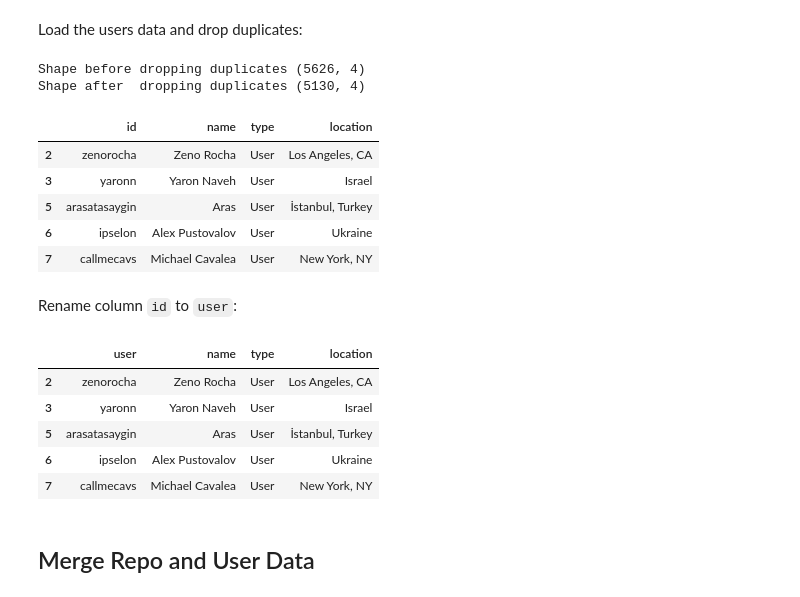
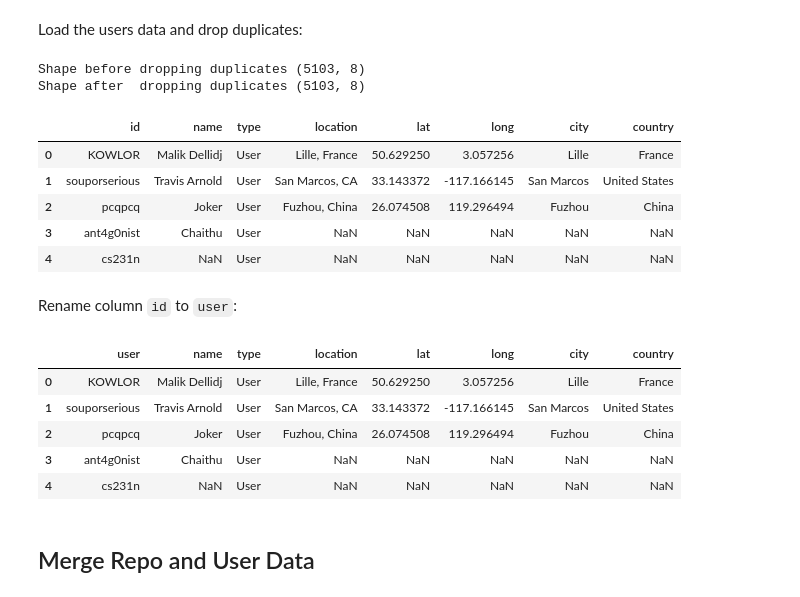
Before and after one commit to donnemartin/viz, a Jupyter notebook: githubstats/data_wrangling.ipynb, the cells around one changed output. Drawn from its saved outputs; the diff is of its cells as text; code cells hidden in the pictures.

```diff
--- a/githubstats/data_wrangling.ipynb
+++ b/githubstats/data_wrangling.ipynb
@@ -52,32 +52,32 @@ repos.head()
 # %% [markdown]
 Load the users data and drop duplicates:
 # %%
-users = pd.read_csv("data/users-dump.csv", quotechar='"', skipinitialspace=True)
+users = pd.read_csv("data/user-geocodes-dump.csv", quotechar='"', skipinitialspace=True)
 print('Shape before dropping duplicates', users.shape)
 users = users.drop_duplicates(subset='id', keep='last')
 print('Shape after  dropping duplicates', users.shape)
 users.head()
 # %% [output]
-Shape before dropping duplicates (5626, 4)
-Shape after  dropping duplicates (5130, 4)
+Shape before dropping duplicates (5103, 8)
+Shape after  dropping duplicates (5103, 8)
-|  | id | name | type | location |
-| 2 | zenorocha | Zeno Rocha | User | Los Angeles, CA |
-| 3 | yaronn | Yaron Naveh | User | Israel |
-| 5 | arasatasaygin | Aras | User | İstanbul, Turkey |
-| 6 | ipselon | Alex Pustovalov | User | Ukraine |
-| 7 | callmecavs | Michael Cavalea | User | New York, NY |
+|  | id | name | type | location | lat | long | city | country |
+| 0 | KOWLOR | Malik Dellidj | User | Lille, France | 50.629250 | 3.057256 | Lille | France |
+| 1 | souporserious | Travis Arnold | User | San Marcos, CA | 33.143372 | -117.166145 | San Marcos | United States |
+| 2 | pcqpcq | Joker | User | Fuzhou, China | 26.074508 | 119.296494 | Fuzhou | China |
+| 3 | ant4g0nist | Chaithu | User | NaN | NaN | NaN | NaN | NaN |
+| 4 | cs231n | NaN | User | NaN | NaN | NaN | NaN | NaN |
 # %% [markdown]
 Rename column `id` to `user`:
 # %%
 users.rename(columns={'id': 'user'}, inplace=True)
 users.head()
 # %% [output]
-|  | user | name | type | location |
-| 2 | zenorocha | Zeno Rocha | User | Los Angeles, CA |
-| 3 | yaronn | Yaron Naveh | User | Israel |
-| 5 | arasatasaygin | Aras | User | İstanbul, Turkey |
-| 6 | ipselon | Alex Pustovalov | User | Ukraine |
-| 7 | callmecavs | Michael Cavalea | User | New York, NY |
+|  | user | name | type | location | lat | long | city | country |
+| 0 | KOWLOR | Malik Dellidj | User | Lille, France | 50.629250 | 3.057256 | Lille | France |
+| 1 | souporserious | Travis Arnold | User | San Marcos, CA | 33.143372 | -117.166145 | San Marcos | United States |
+| 2 | pcqpcq | Joker | User | Fuzhou, China | 26.074508 | 119.296494 | Fuzhou | China |
+| 3 | ant4g0nist | Chaithu | User | NaN | NaN | NaN | NaN | NaN |
+| 4 | cs231n | NaN | User | NaN | NaN | NaN | NaN | NaN |
 # %% [markdown]
 ## Merge Repo and User Data
 # %% [markdown]
```
Also changed, not shown: parts of 6 cells of this notebook.
